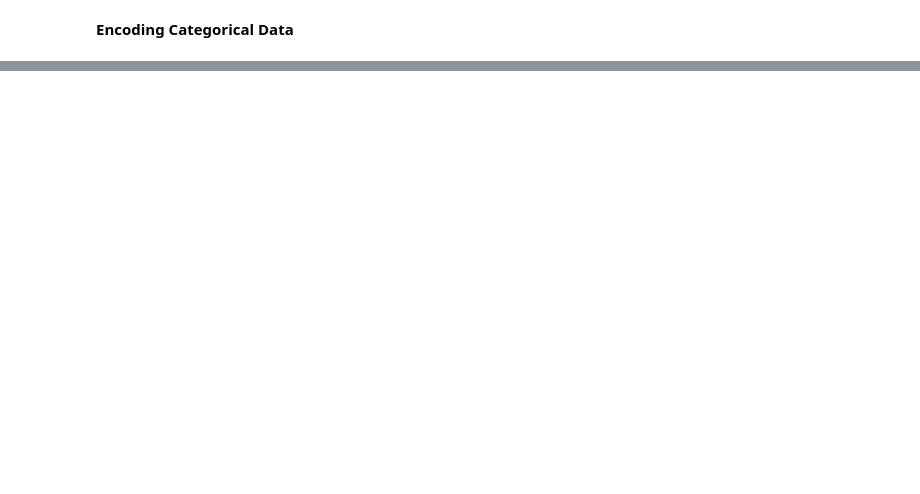
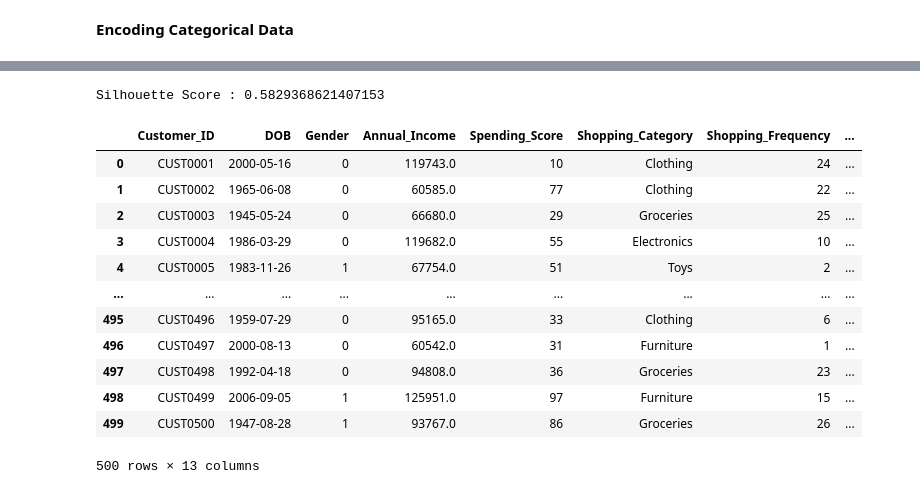
Before and after one commit to RizkyMlana/Machine-Learning-Mid, a Jupyter notebook: cluster.ipynb, the cells around one changed output, grey strips where cells are left out. Saved outputs shown, nothing was run; the diff lists cells and outputs as text; code cells hidden in the pictures; blank space fills up the shorter version.

Commit message:
update: Best cluster with elbow and cluster with Kmeans

```diff
--- a/cluster.ipynb
+++ b/cluster.ipynb
@@ -114,0 +199,5 @@ df.head(10)
+# %%
+numeric.append('Age')
+sns.pairplot(df[numeric])
+plt.title('Corelation')
+plt.show()
@@ -114,0 +225,13 @@ df.head(10)
+# %%
+lower_freq = df['Shopping_Frequency'].quantile(0.25)
+upper_freq = df['Shopping_Frequency'].quantile(0.75)
+
+def freq_categorize(x):
+    if x <= lower_freq:
+        return 'Rare Shopper'
+    elif x <= upper_freq:
+        return 'Occasional Shopper'
+    else :
+        return 'Frequent Shopper'
+
+df['Shopper_Category'] = df['Shopping_Frequency'].apply(freq_categorize)
@@ -114,0 +247,15 @@ df.head(10)
+# %%
+numeric.append('Avg Spending Per Transaction')
+iner = []
+k = range(2,10)
+
+for i in k:
+    kmeans = KMeans(n_clusters=i, random_state=42)
+    kmeans.fit(df[numeric])
+    iner.append(kmeans.inertia_)
+
+plt.plot(k, iner, 'bo-')
+plt.xlabel('Jumlah Cluster')
+plt.ylabel('Inertia')
+plt.title('Elbow Method')
+plt.show()
@@ -114,0 +264,24 @@ df.head(10)
+# %%
+kmeans = KMeans(n_clusters=5,random_state=42)
+df['Cluster'] = kmeans.fit_predict(df[numeric])
+# %%
+score = silhouette_score(df[numeric],df['Cluster'])
+print(f'Silhouette Score : {score}')
+# %% [output]
+Silhouette Score : 0.5829368621407153
+# %%
+df
+# %% [output]
+|  | Customer_ID | DOB | Gender | Annual_Income | Spending_Score | Shopping_Category | Shopping_Frequency | ... |
+| 0 | CUST0001 | 2000-05-16 | 0 | 119743.0 | 10 | Clothing | 24 | ... |
+| 1 | CUST0002 | 1965-06-08 | 0 | 60585.0 | 77 | Clothing | 22 | ... |
+| 2 | CUST0003 | 1945-05-24 | 0 | 66680.0 | 29 | Groceries | 25 | ... |
+| 3 | CUST0004 | 1986-03-29 | 0 | 119682.0 | 55 | Electronics | 10 | ... |
+| 4 | CUST0005 | 1983-11-26 | 1 | 67754.0 | 51 | Toys | 2 | ... |
+| ... | ... | ... | ... | ... | ... | ... | ... | ... |
+| 495 | CUST0496 | 1959-07-29 | 0 | 95165.0 | 33 | Clothing | 6 | ... |
+| 496 | CUST0497 | 2000-08-13 | 0 | 60542.0 | 31 | Furniture | 1 | ... |
+| 497 | CUST0498 | 1992-04-18 | 0 | 94808.0 | 36 | Groceries | 23 | ... |
+| 498 | CUST0499 | 2006-09-05 | 1 | 125951.0 | 97 | Furniture | 15 | ... |
+| 499 | CUST0500 | 1947-08-28 | 1 | 93767.0 | 86 | Groceries | 26 | ... |
+500 rows × 13 columns
```
Also changed, not shown: parts of 18 cells of this notebook.
